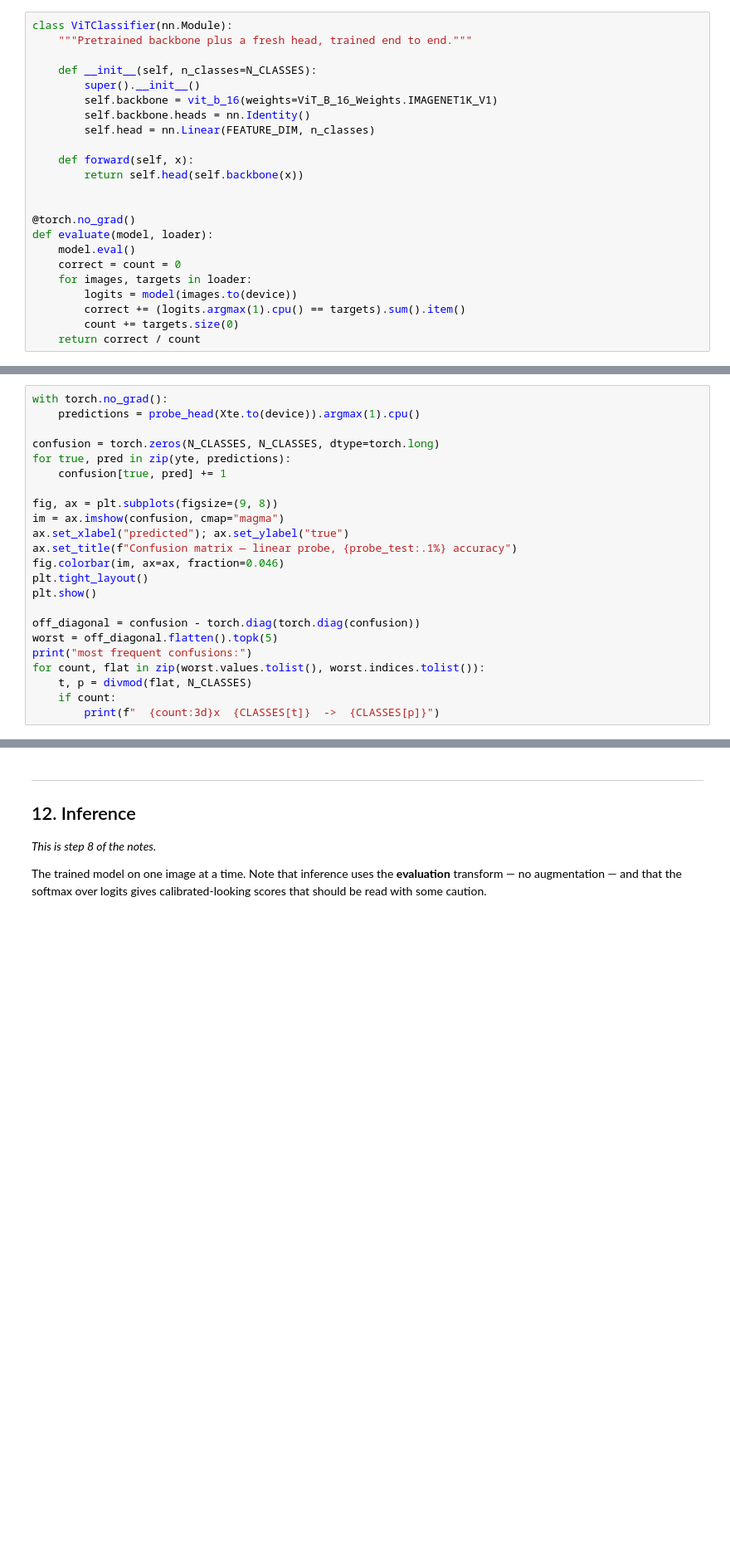
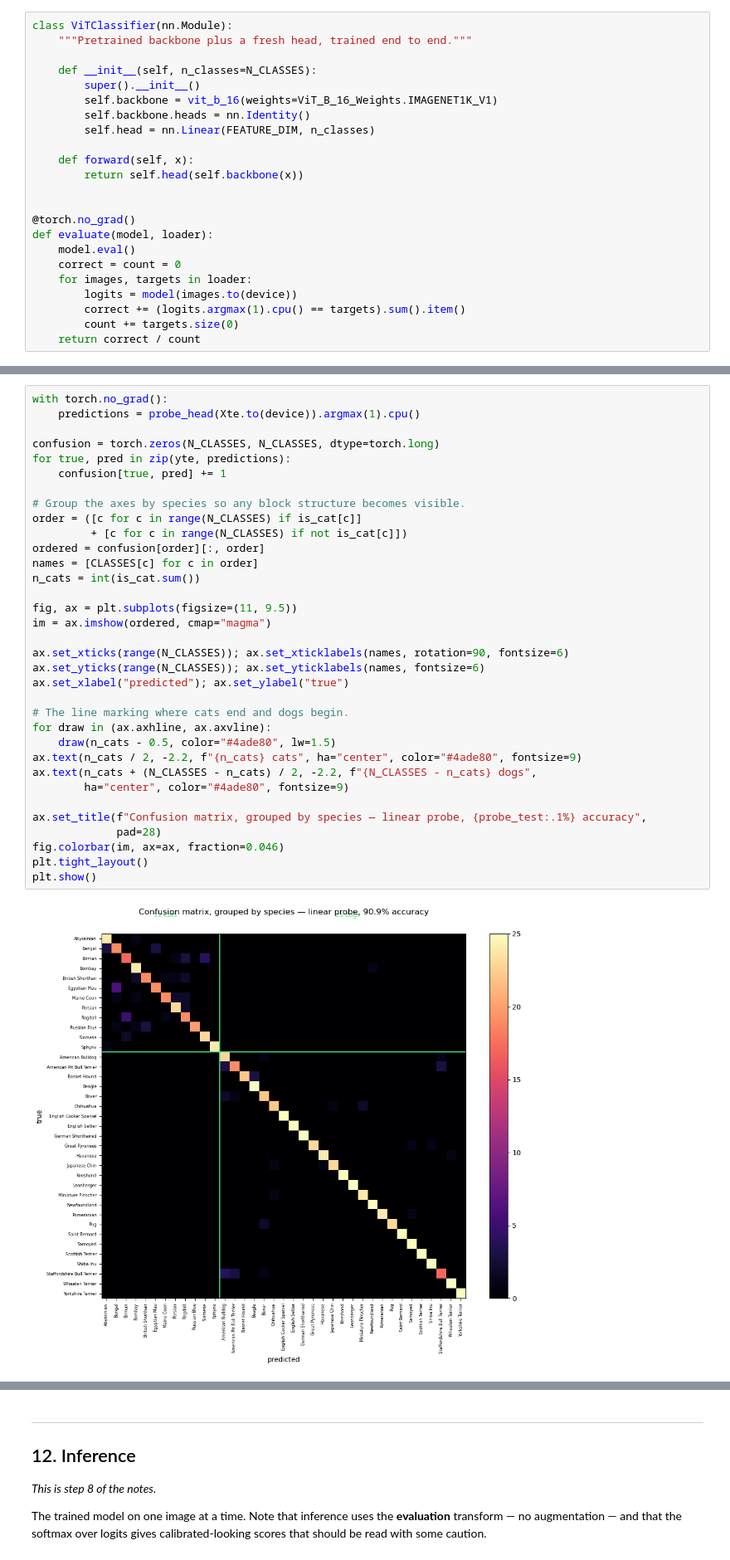
Before and after one commit to RibeiroResearch/neural-nets-tutorials, a Jupyter notebook: vit_transfer_learning.ipynb, the cells around one changed output, grey strips where cells are left out. Shown at 83% size. Saved outputs shown, nothing was run; the diff lists cells and outputs as text; blank space fills up the shorter version.

```diff
--- a/vit_transfer_learning.ipynb
+++ b/vit_transfer_learning.ipynb
@@ -765,24 +1027,37 @@ diagnostics are worth the effort:
 - **per-class precision, recall, and F1**, which reveal classes the model has effectively given up on. Accuracy can look respectable while a handful of classes sit near zero recall.
-# %%
-with torch.no_grad():
-    predictions = probe_head(Xte.to(device)).argmax(1).cpu()
-
-confusion = torch.zeros(N_CLASSES, N_CLASSES, dtype=torch.long)
-for true, pred in zip(yte, predictions):
-    confusion[true, pred] += 1
-
-fig, ax = plt.subplots(figsize=(9, 8))
-im = ax.imshow(confusion, cmap="magma")
-ax.set_xlabel("predicted"); ax.set_ylabel("true")
-ax.set_title(f"Confusion matrix — linear probe, {probe_test:.1%} accuracy")
-fig.colorbar(im, ax=ax, fraction=0.046)
-plt.tight_layout()
-plt.show()
-
-off_diagonal = confusion - torch.diag(torch.diag(confusion))
-worst = off_diagonal.flatten().topk(5)
-print("most frequent confusions:")
-for count, flat in zip(worst.values.tolist(), worst.indices.tolist()):
-    t, p = divmod(flat, N_CLASSES)
-    if count:
-        print(f"  {count:3d}x  {CLASSES[t]}  ->  {CLASSES[p]}")
+# %%
+with torch.no_grad():
+    predictions = probe_head(Xte.to(device)).argmax(1).cpu()
+
+confusion = torch.zeros(N_CLASSES, N_CLASSES, dtype=torch.long)
+for true, pred in zip(yte, predictions):
+    confusion[true, pred] += 1
+
+# Group the axes by species so any block structure becomes visible.
+order = ([c for c in range(N_CLASSES) if is_cat[c]]
+         + [c for c in range(N_CLASSES) if not is_cat[c]])
+ordered = confusion[order][:, order]
+names = [CLASSES[c] for c in order]
+n_cats = int(is_cat.sum())
+
+fig, ax = plt.subplots(figsize=(11, 9.5))
+im = ax.imshow(ordered, cmap="magma")
+
+ax.set_xticks(range(N_CLASSES)); ax.set_xticklabels(names, rotation=90, fontsize=6)
+ax.set_yticks(range(N_CLASSES)); ax.set_yticklabels(names, fontsize=6)
+ax.set_xlabel("predicted"); ax.set_ylabel("true")
+
+# The line marking where cats end and dogs begin.
+for draw in (ax.axhline, ax.axvline):
+    draw(n_cats - 0.5, color="#4ade80", lw=1.5)
+ax.text(n_cats / 2, -2.2, f"{n_cats} cats", ha="center", color="#4ade80", fontsize=9)
+ax.text(n_cats + (N_CLASSES - n_cats) / 2, -2.2, f"{N_CLASSES - n_cats} dogs",
+        ha="center", color="#4ade80", fontsize=9)
+
+ax.set_title(f"Confusion matrix, grouped by species — linear probe, {probe_test:.1%} accuracy",
+             pad=28)
+fig.colorbar(im, ax=ax, fraction=0.046)
+plt.tight_layout()
+plt.show()
+# %% [output]
+[figure, added]
```
Also changed, not shown: parts of 32 cells of this notebook.
